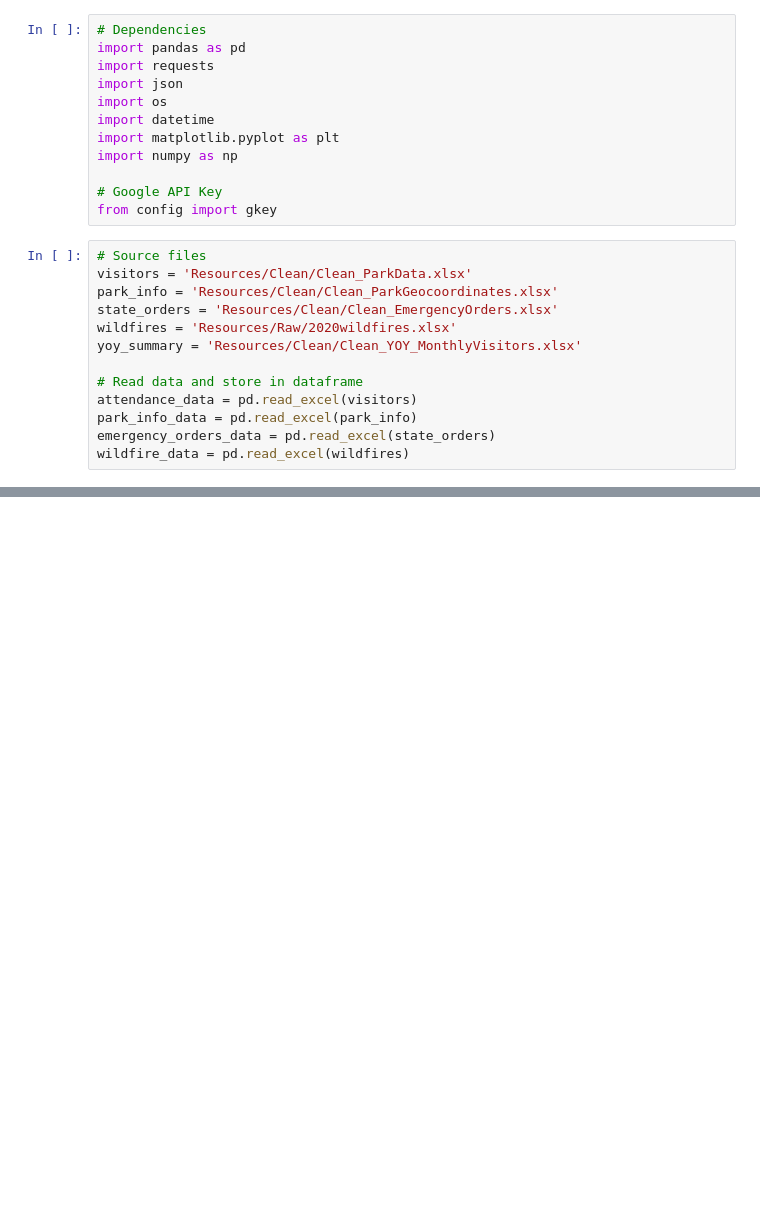
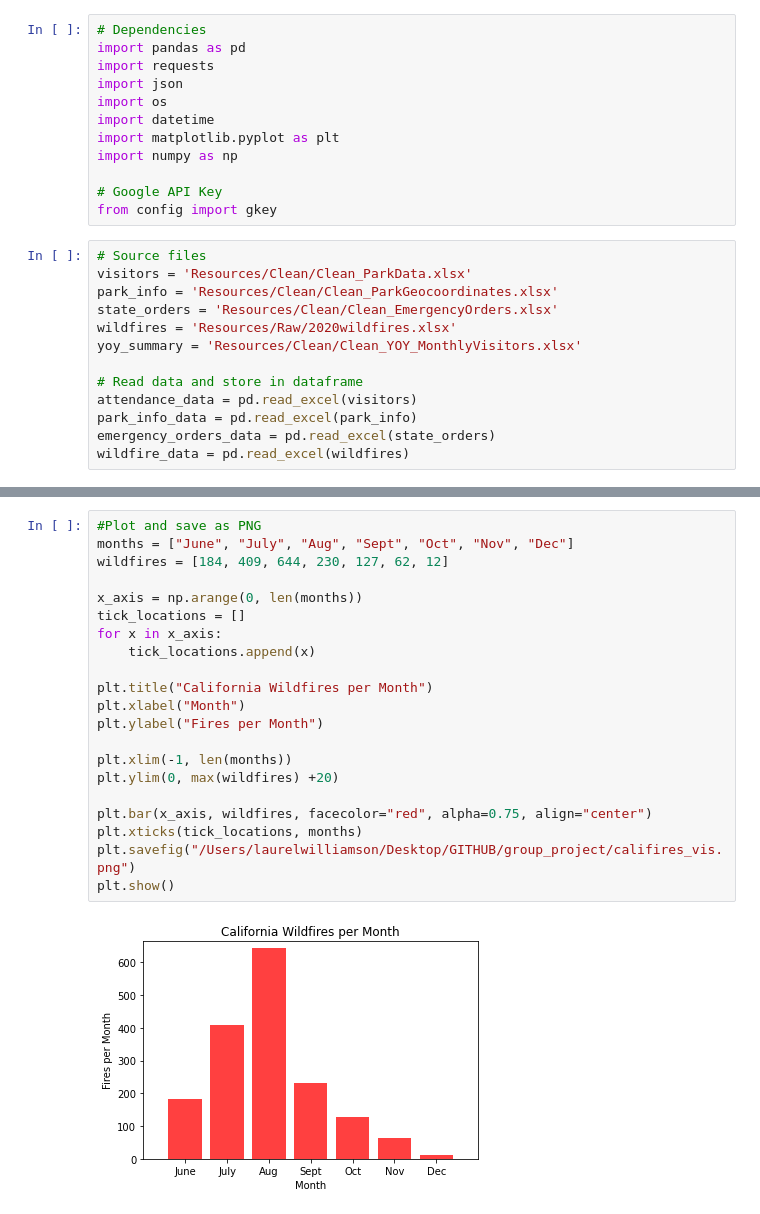
Before and after one commit to missymeyer/ProjectOne, a Jupyter notebook: ProjectOne_Visualizations.ipynb, the cells around one changed output, grey strips where cells are left out. Drawn from its saved outputs; the diff is of its cells as text; blank space fills up the shorter version.

Commit message:
added laurel wildfire/visitor vis

```diff
--- a/ProjectOne_Visualizations.ipynb
+++ b/ProjectOne_Visualizations.ipynb
@@ -56,0 +102,23 @@ plt.show()
+# %%
+#Plot and save as PNG
+months = ["June", "July", "Aug", "Sept", "Oct", "Nov", "Dec"]
+wildfires = [184, 409, 644, 230, 127, 62, 12]
+
+x_axis = np.arange(0, len(months))
+tick_locations = []
+for x in x_axis:
+    tick_locations.append(x)
+
+plt.title("California Wildfires per Month")
+plt.xlabel("Month")
+plt.ylabel("Fires per Month")
+
+plt.xlim(-1, len(months))
+plt.ylim(0, max(wildfires) +20)
+
+plt.bar(x_axis, wildfires, facecolor="red", alpha=0.75, align="center")
+plt.xticks(tick_locations, months)
+plt.savefig("/Users/laurelwilliamson/Desktop/GITHUB/group_project/califires_vis.png")
+plt.show()
+# %% [output]
+[figure, added]
```
Also changed, not shown: parts of 6 cells of this notebook, 3 other files.
